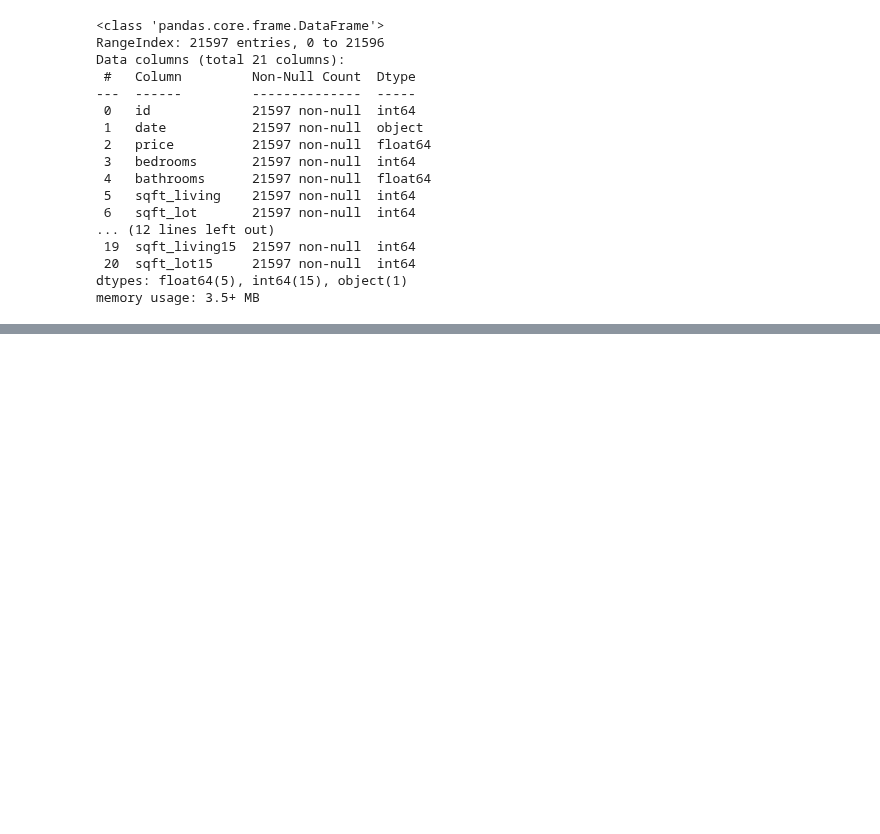
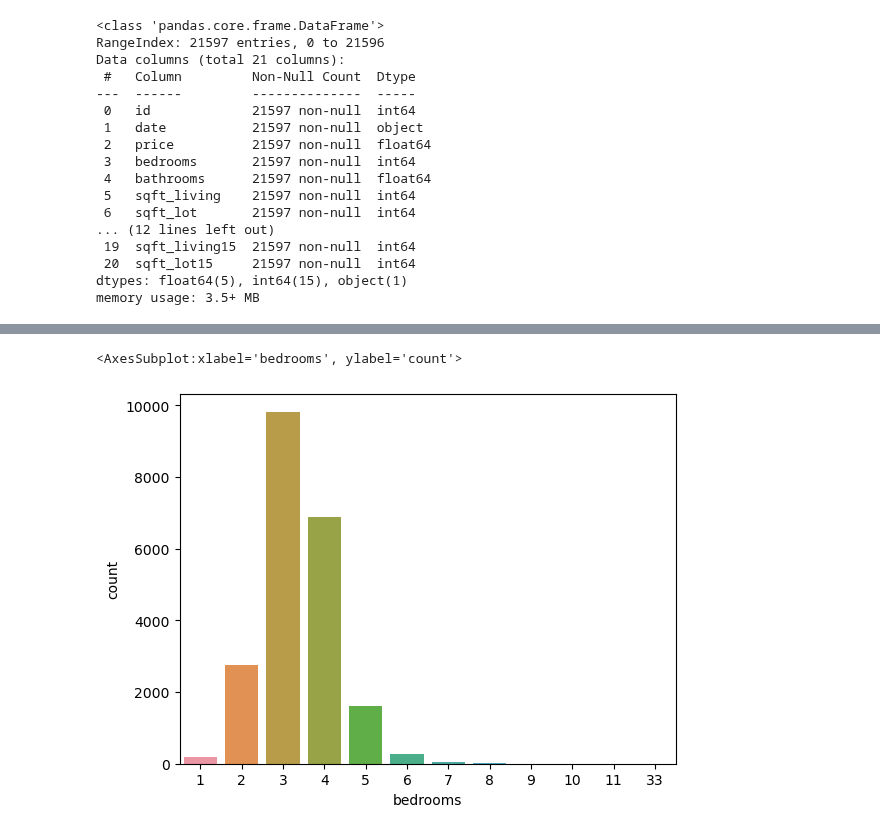
Before and after one commit to dancanyego/Deep-Learning-and-Neural-nets, a Jupyter notebook: Keras/Keras-Regression.ipynb, the cells around one changed output, grey strips where cells are left out. Cells and saved outputs as stored; diff of their text form; code cells hidden in the pictures; blank space fills up the shorter version.

```diff
--- a/Keras/Keras-Regression.ipynb
+++ b/Keras/Keras-Regression.ipynb
@@ -71,0 +82,5 @@ dtype: int64
+# %%
+sns.countplot(df['bedrooms'])
+# %% [output]
+<AxesSubplot:xlabel='bedrooms', ylabel='count'>
+[figure, added]
```
Also changed, not shown: parts of 11 cells of this notebook.
